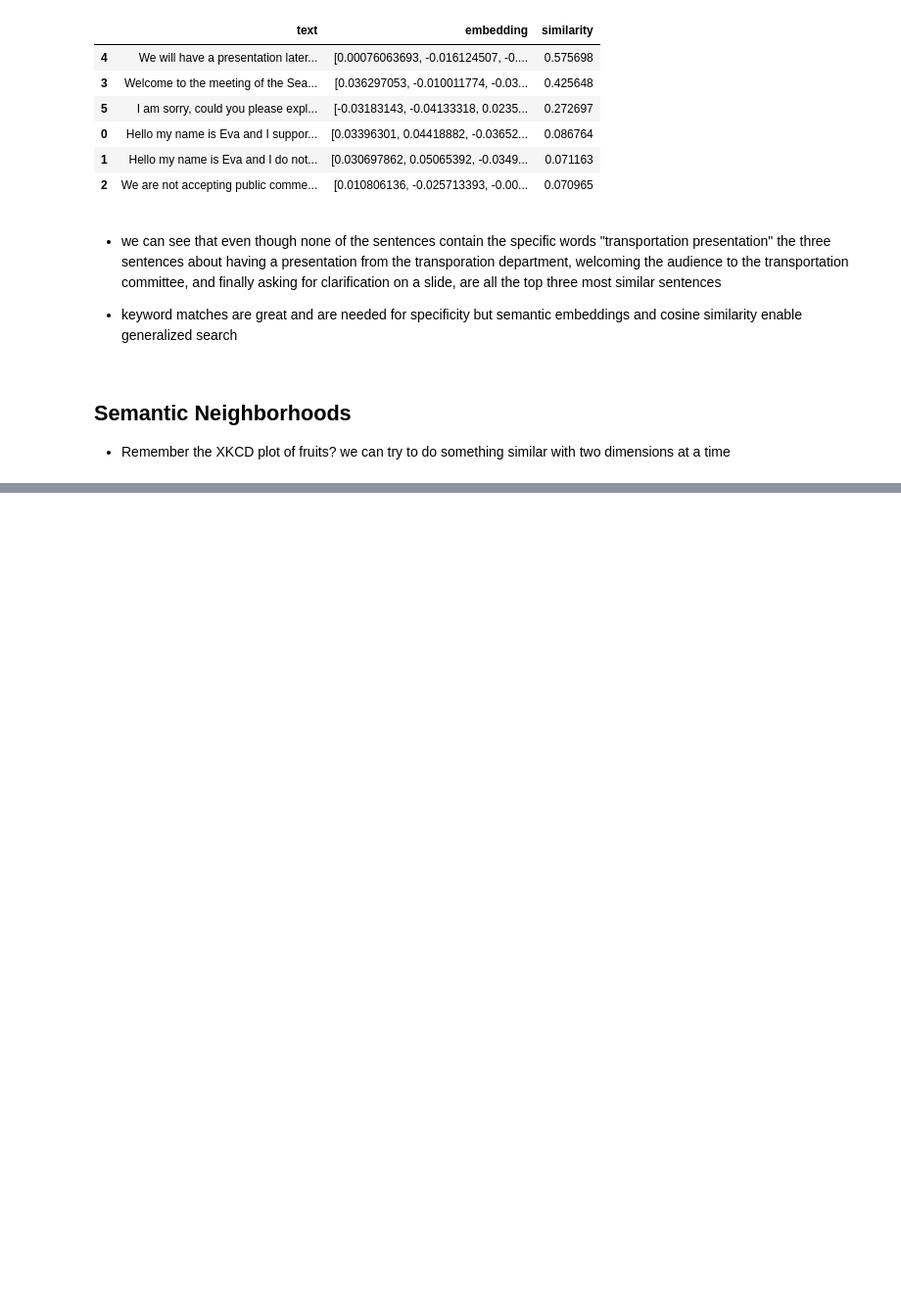
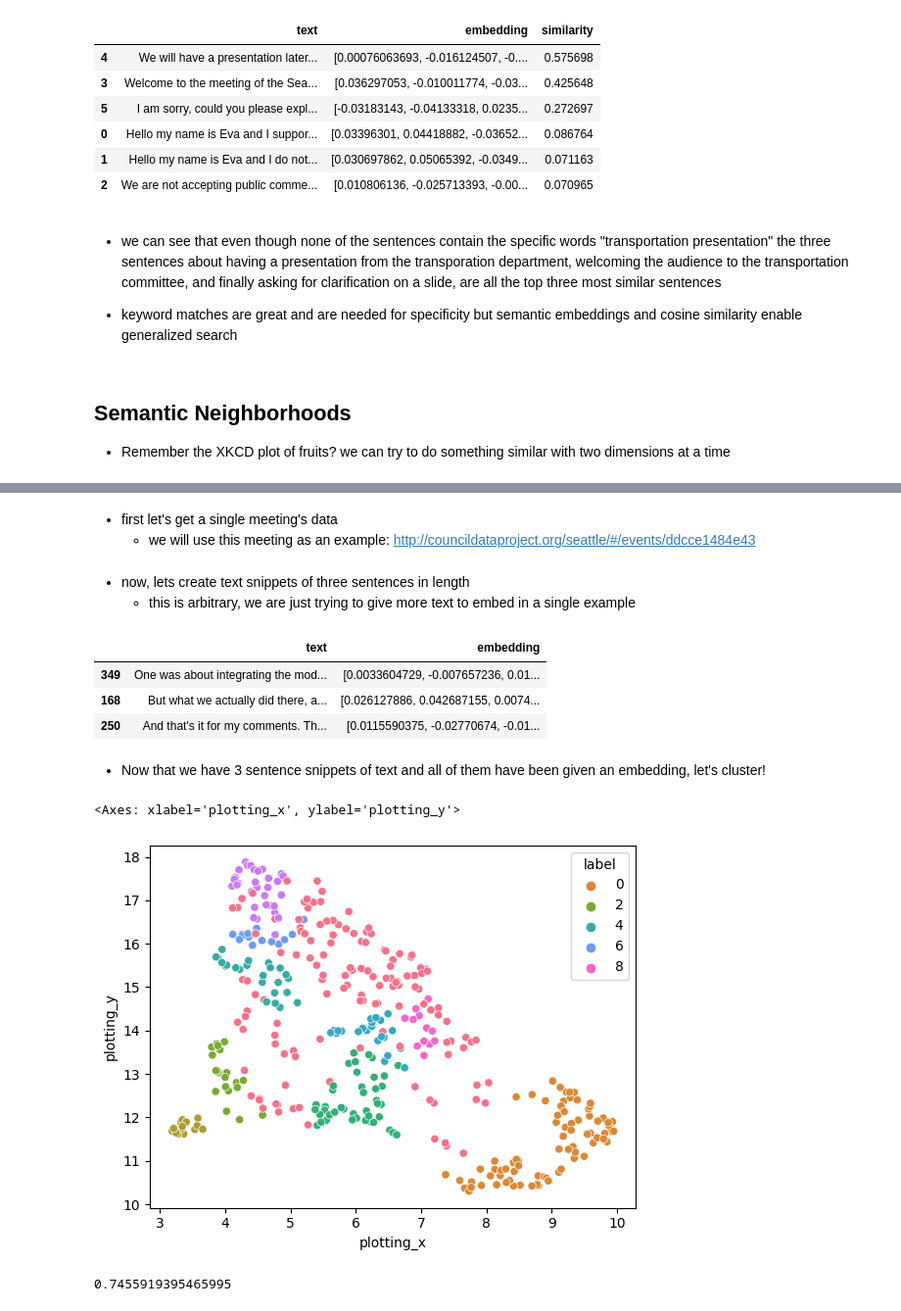
Before and after one commit to PugetSoundClinic-PIT/ml-for-pit, a Jupyter notebook: content/04/lecture.ipynb, the cells around one changed output, grey strips where cells are left out. Shown at 98% size. Cells and saved outputs as stored; diff of their text form; code cells hidden in the pictures; blank space fills up the shorter version.

```diff
--- a/content/04/lecture.ipynb
+++ b/content/04/lecture.ipynb
@@ -198,0 +233,3 @@ sns.pairplot(data=corpus[["index", "embedding_dim_0", "embedding_dim_1", "embedd
+# %% [markdown]
+* first let's get a single meeting's data
+  * we will use this meeting as an example: http://councildataproject.org/seattle/#/events/ddcce1484e43
@@ -198,0 +249,60 @@ sns.pairplot(data=corpus[["index", "embedding_dim_0", "embedding_dim_1", "embedd
+# %% [markdown]
+* now, lets create text snippets of three sentences in length
+  * this is arbitrary, we are just trying to give more text to embed in a single example
+# %%
+transpo_meeting_corpus = []
+
+# Go from 0 to end with 3 sentence steps
+step_size = 3
+for sent_index in range(0, len(transcript.sentences), step_size):
+    sentence_block = transcript.sentences[sent_index: sent_index + step_size]
+    transpo_meeting_corpus.append(" ".join([s.text for s in sentence_block]))
+
+# Store to dataframe and get embeddings
+transpo_meeting_corpus = pd.DataFrame({"text": transpo_meeting_corpus})
+transpo_meeting_corpus["embedding"] = list(model.encode(transpo_meeting_corpus.text))
+transpo_meeting_corpus.sample(3)
+# %% [output]
+|  | text | embedding |
+| 349 | One was about integrating the mod... | [0.0033604729, -0.007657236, 0.01... |
+| 168 | But what we actually did there, a... | [0.026127886, 0.042687155, 0.0074... |
+| 250 | And that's it for my comments. Th... | [0.0115590375, -0.02770674, -0.01... |
+# %% [markdown]
+* Now that we have 3 sentence snippets of text and all of them have been given an embedding, let's cluster!
+# %%
+import hdbscan
+import matplotlib.pyplot as plt
+%matplotlib inline
+
+# Use UMAP to preprocess our embeddings to help us cluster later
+clusterable_embedding = UMAP(
+    n_neighbors=30,
+    min_dist=0.0,
+    n_components=2,
+    random_state=42,
+).fit_transform(np.stack(transpo_meeting_corpus["embedding"]))
+
+# Actually perform the clustering
+labels = hdbscan.HDBSCAN(
+    # number of snippets in a neighborhood for a point to be considered a core point
+    # higher is "more conservative clustering"
+    min_samples=2,
+    # minimum number of snippets needed to form a cluster
+    # higher is "more conservative clustering"
+    min_cluster_size=12,
+).fit_predict(clusterable_embedding)
+transpo_meeting_corpus["label"] = labels
+# %%
+# Join everything together to get plotting ready dataframe
+plotting_embedding = UMAP(random_state=42).fit_transform(np.stack(transpo_meeting_corpus["embedding"]))
+transpo_meeting_corpus["plotting_x"] = plotting_embedding[:,0]
+transpo_meeting_corpus["plotting_y"] = plotting_embedding[:,1]
+
+sns.scatterplot(data=transpo_meeting_corpus, x="plotting_x", y="plotting_y", hue="label", palette="husl")
+# %% [output]
+<Axes: xlabel='plotting_x', ylabel='plotting_y'>
+[figure, added]
+# %%
+(transpo_meeting_corpus.label >= 0).sum() / transpo_meeting_corpus.shape[0]
+# %% [output]
+0.7455919395465995
```
Also changed, not shown: parts of 12 cells of this notebook, 1 other file.
